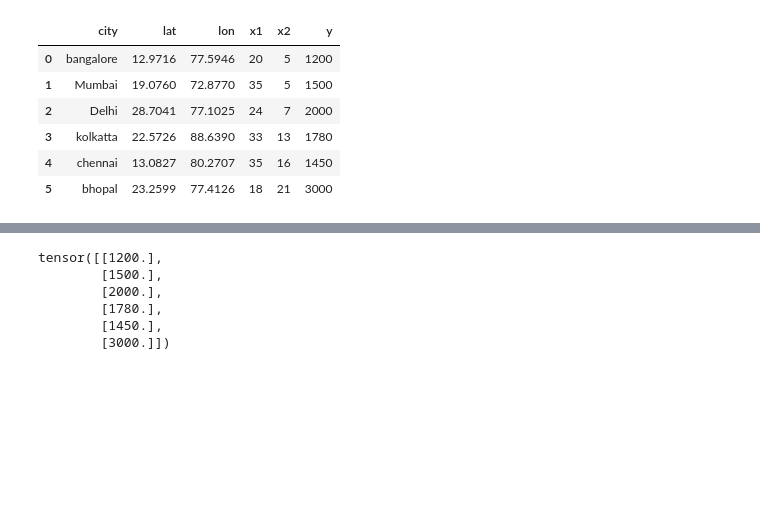
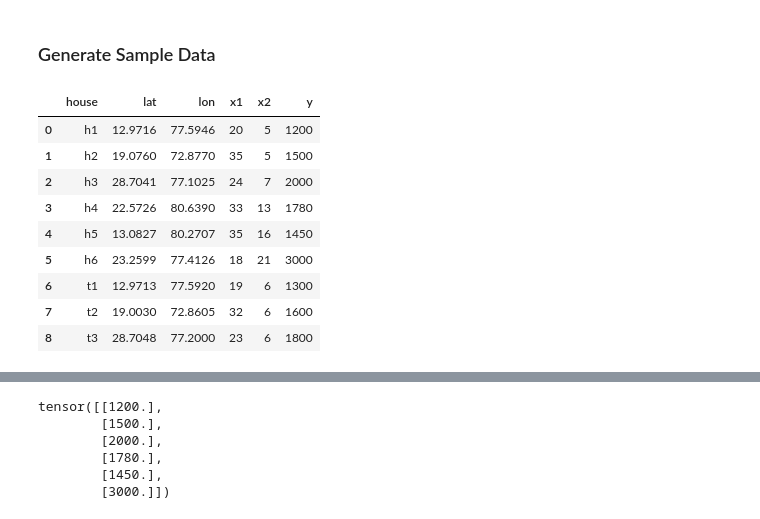
Before and after one commit to itzyushao/multi-task, a Jupyter notebook: Graph.ipynb, the cells around one changed output, grey strips where cells are left out. Saved outputs shown, nothing was run; the diff lists cells and outputs as text; code cells hidden in the pictures; blank space fills up the shorter version.

```diff
--- a/Graph.ipynb
+++ b/Graph.ipynb
@@ -18,23 +19,28 @@ import torch.nn.functional as F
 
 def MAPELoss(output, target):
     return torch.mean(torch.abs((target - output) / target))
+# %% [markdown]
+### Generate Sample Data
 # %%
 cities_df = pd.DataFrame({
-    'city':['bangalore','Mumbai','Delhi','kolkatta','chennai','bhopal'],
-    'lat':[12.9716,19.076,28.7041,22.5726,13.0827,23.2599],
-    'lon':[77.5946,72.877,77.1025,88.639,80.2707,77.4126],
-    'x1':[20,35,24,33,35,18],
-    'x2':[5,5,7,13,16,21],
-    'y':[1200,1500,2000,1780,1450,3000]})
+    'house':['h1','h2','h3','h4','h5','h6','t1','t2','t3'],
+    'lat':[12.9716,19.076,28.7041,22.5726,13.0827,23.2599,12.9713,19.003,28.7048],
+    'lon':[77.5946,72.877,77.1025,80.639,80.2707,77.4126,77.5920,72.8605,77.2000],
+    'x1':[20,35,24,33,35,18,19,32,23],
+    'x2':[5,5,7,13,16,21,6,6,6],
+    'y':[1200,1500,2000,1780,1450,3000,1300,1600,1800]})
 cities_df
 # %% [output]
-|  | city | lat | lon | x1 | x2 | y |
-| 0 | bangalore | 12.9716 | 77.5946 | 20 | 5 | 1200 |
-| 1 | Mumbai | 19.0760 | 72.8770 | 35 | 5 | 1500 |
-| 2 | Delhi | 28.7041 | 77.1025 | 24 | 7 | 2000 |
-| 3 | kolkatta | 22.5726 | 88.6390 | 33 | 13 | 1780 |
-| 4 | chennai | 13.0827 | 80.2707 | 35 | 16 | 1450 |
-| 5 | bhopal | 23.2599 | 77.4126 | 18 | 21 | 3000 |
+|  | house | lat | lon | x1 | x2 | y |
+| 0 | h1 | 12.9716 | 77.5946 | 20 | 5 | 1200 |
+| 1 | h2 | 19.0760 | 72.8770 | 35 | 5 | 1500 |
+| 2 | h3 | 28.7041 | 77.1025 | 24 | 7 | 2000 |
+| 3 | h4 | 22.5726 | 80.6390 | 33 | 13 | 1780 |
+| 4 | h5 | 13.0827 | 80.2707 | 35 | 16 | 1450 |
+| 5 | h6 | 23.2599 | 77.4126 | 18 | 21 | 3000 |
+| 6 | t1 | 12.9713 | 77.5920 | 19 | 6 | 1300 |
+| 7 | t2 | 19.0030 | 72.8605 | 32 | 6 | 1600 |
+| 8 | t3 | 28.7048 | 77.2000 | 23 | 6 | 1800 |
 # %%
 cities_df['lat'] = np.radians(cities_df['lat'])
 cities_df['lon'] = np.radians(cities_df['lon'])
```
Also changed, not shown: parts of 37 cells of this notebook, 3 other files.
